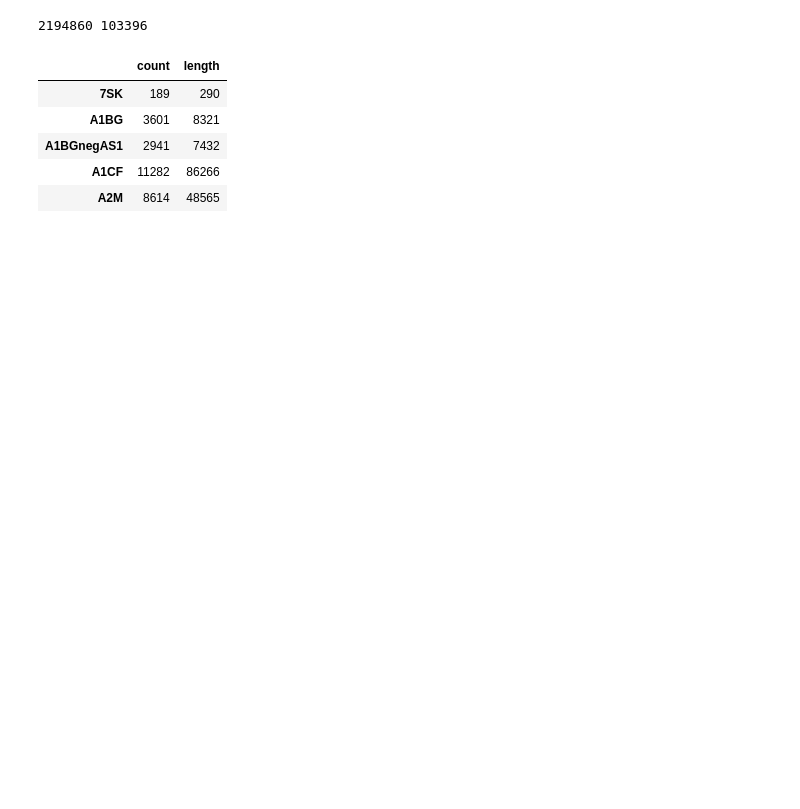
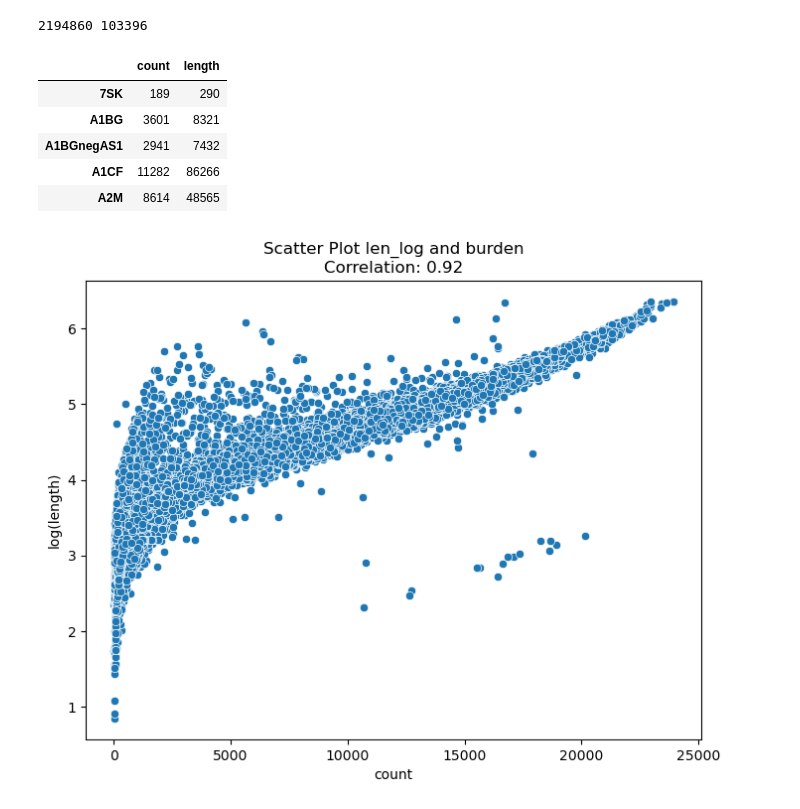
Before and after one commit to jakekrol/genefusion, a Jupyter notebook: scripts/python/prostate_analysis.ipynb, the cells around one changed output. Saved outputs shown, nothing was run; the diff lists cells and outputs as text; code cells hidden in the pictures; blank space fills up the shorter version.

```diff
--- a/scripts/python/prostate_analysis.ipynb
+++ b/scripts/python/prostate_analysis.ipynb
@@ -924,3 +891,21 @@ df.head()
 | A1BGnegAS1 | 2941 | 7432 |
 | A1CF | 11282 | 86266 |
 | A2M | 8614 | 48565 |
+# %%
+df['len_log'] = df['length'].apply(np.log10)
+cor = df['len_log'].corr(df['count'])
+correlation = df['len_log'].corr(df['count'])
+
+# Create a scatter plot to visualize the correlation
+plt.figure(figsize=(8, 6))
+sns.scatterplot(x='count', y='len_log', data=df)
+
+# Display the correlation coefficient on the plot
+plt.title(f'Scatter Plot len_log and burden\nCorrelation: {correlation:.2f}')
+plt.xlabel('count')
+plt.ylabel('log(length)')
+
+# Show the plot
+plt.show()
+# %% [output]
+[figure, added]
```
Also changed, not shown: parts of 27 cells of this notebook.
